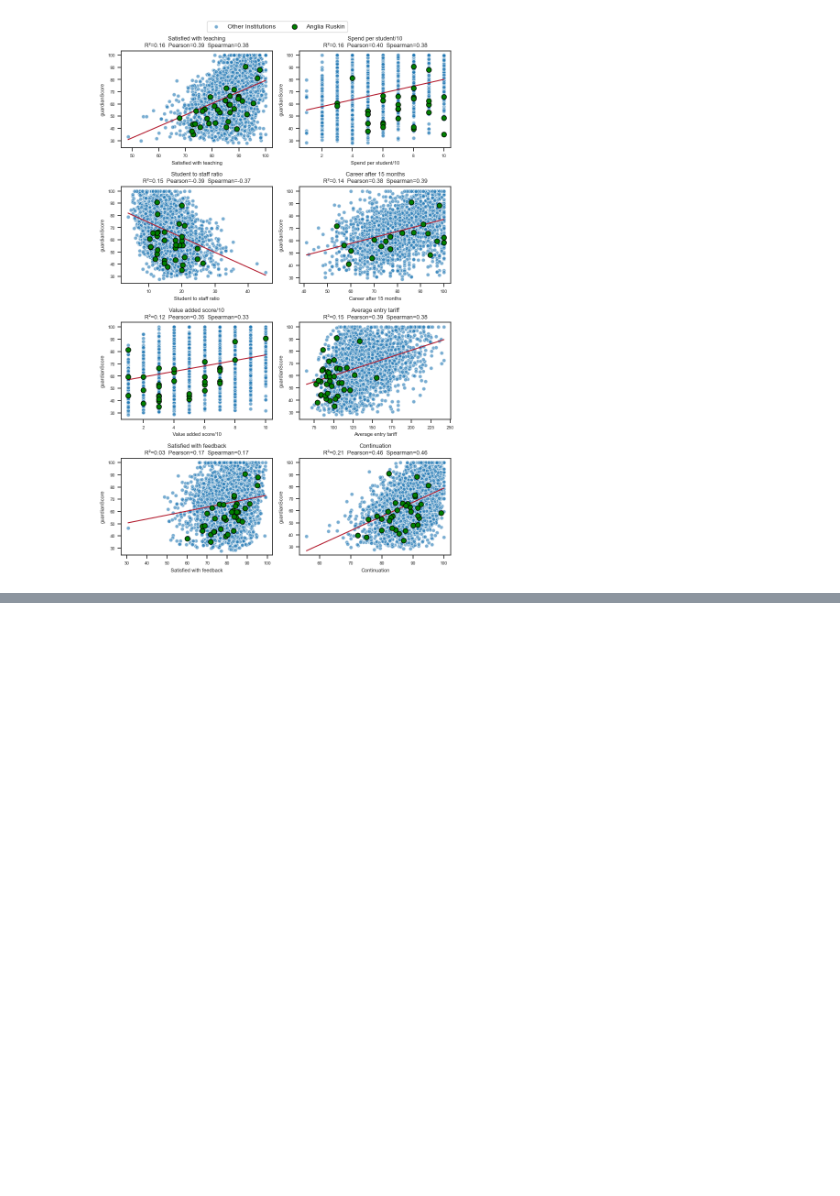
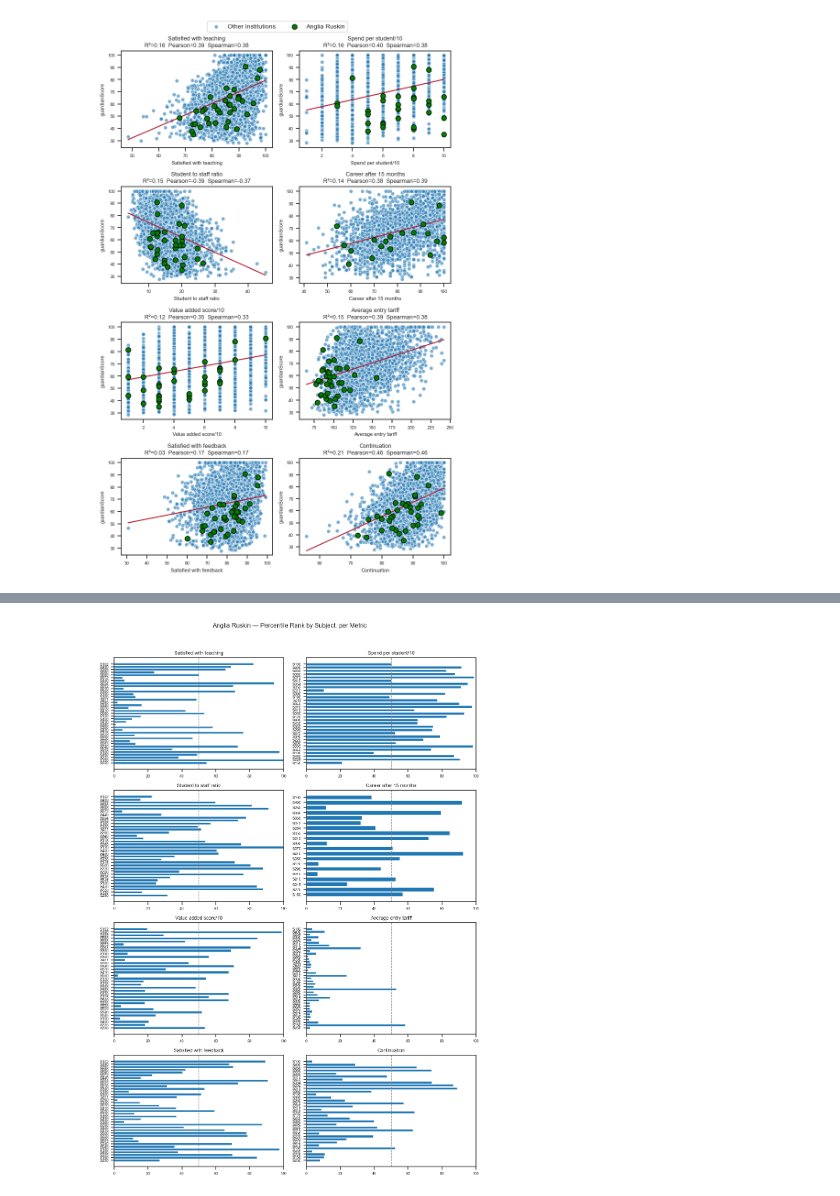
Before and after one commit to mjduarterosa/guardian-univ-ranking, a Jupyter notebook: explore_ranking.ipynb, the cells around one changed output, grey strips where cells are left out. Saved outputs shown, nothing was run; the diff lists cells and outputs as text; code cells hidden in the pictures; blank space fills up the shorter version.

```diff
--- a/explore_ranking.ipynb
+++ b/explore_ranking.ipynb
@@ -233,0 +322,31 @@ plt.show()
+# %%
+TARGET = "guardianScore"
+HIGHLIGHT = "Anglia Ruskin"
+
+metrics = list(dfs.values())[0].columns[6:14].to_list()
+
+fig, axes = plt.subplots(4, 2, figsize=(10, 14))
+
+for ax, col, label in zip(axes.flat, metrics, metrics_labels):
+
+    subjects, pcts = [], []
+    for subject, d in dfs.items():
+        vals = pd.to_numeric(d[col], errors="coerce").dropna()
+        aru_val = pd.to_numeric(d.loc[d["name"] == HIGHLIGHT, col], errors="coerce")
+        if aru_val.empty or aru_val.isna().all():
+            continue
+        pct = stats.percentileofscore(vals, aru_val.values[0])
+        subjects.append(subject)
+        pcts.append(pct)
+
+    ax.barh(subjects, pcts, color="tab:blue")
+    ax.axvline(50, color="gray", linestyle="--", linewidth=1)
+    ax.set_xlim(0, 100)
+    ax.set_title(label, fontsize=9)
+    ax.tick_params(labelsize=7)
+
+fig.suptitle(f"{HIGHLIGHT} — Percentile Rank by Subject, per Metric", y=1.02)
+plt.tight_layout()
+plt.show()
+# %% [output]
+[figure, added]
```
Also changed, not shown: parts of 6 cells of this notebook.
